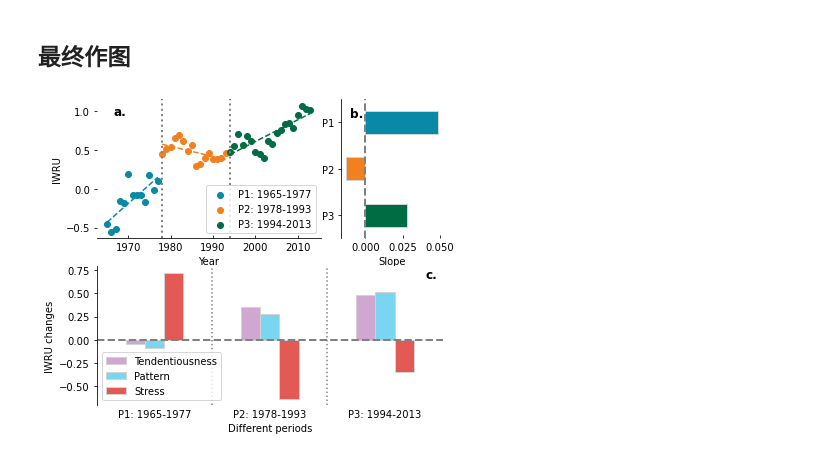
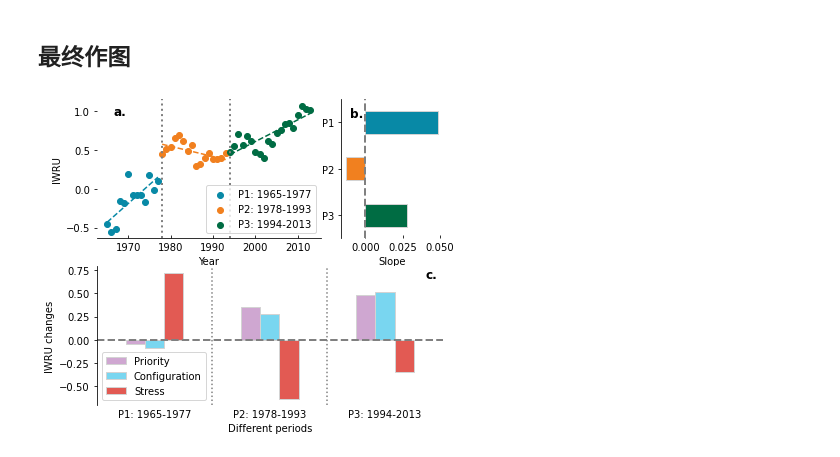
Before and after one commit to SongshGeo/Water-Governance-Regimes, a Jupyter notebook: notebooks/water_regime_index.ipynb, the cells around one changed output. Cells and saved outputs as stored; diff of their text form; code cells hidden in the pictures.

```diff
--- a/notebooks/water_regime_index.ipynb
+++ b/notebooks/water_regime_index.ipynb
@@ -780,6 +780,7 @@ ax3 = fig.add_subplot(gs[1, :])
 
 wcci_slopes = plot_pittitt_change_points(wcci_log, ax=ax1, colors=period_colors)
 plot_slopes(wcci_slopes, ax=ax2, colors=period_colors)
+changes_contribution.columns = ['Priority', 'Configuration', 'Stress']
 changes_contribution.plot.bar(ax=ax3, colormap=index_colormap, edgecolor='lightgray')
 
 # 修饰图片1
@@ -795,34 +796,34 @@ ax2.set_xlabel("Slope")
 # ax2.set_xticklabels([.0, .5, 1])
 ax2.text(-0.006, 2.2, 'b.', ha='center', va='center', weight='bold', size='large')
 
 # 修饰图片3
 ax3.set_xlabel("Different periods")
 ax3.set_ylabel('IWRU changes')
 for tick in ax3.get_xticklabels():  # 旋转角度
     tick.set_rotation(0)  # 轴标签旋转
 ax3.axhline(y=0, c='gray', lw=2, ls="--")
 # ax3.set_yticks(np.arange(-0.01, 0.021, 0.01))
 ax3.tick_params(axis='x', tickdir='in', bottom=False, labelrotation=0)
 ax3.text(2.4, 0.7, 'c.', ha='center', va='center', weight='bold', size='large')
 ax3.axvline(1.5, ls=':', color='gray')
 ax3.axvline(0.5, ls=':', color='gray')
 
 # 调整坐标轴显示
 for ax in [ax1, ax2, ax3]:
     ax.spines['top'].set_visible(False)
     ax.spines['bottom'].set_visible(False)
     ax.spines['left'].set_visible(True)
     ax.spines['right'].set_visible(False)
 
 ax1.spines['bottom'].set_visible(True)
 ax1.spines['left'].set_visible(False)
 
 # 储存和显示图片
 plt.savefig('../figures/main/index.pdf', dpi=300)
 plt.savefig('../figures/main/index.jpg', dpi=300)
 plt.show();
 # %% [output]
-[figure, old version]
+[figure, new version]
 # %%
 changes_contribution
 for index in ["Stress", "Tendentiousness", "Pattern"]:
```
Also changed, not shown: parts of 4 cells of this notebook, 15 other files.
